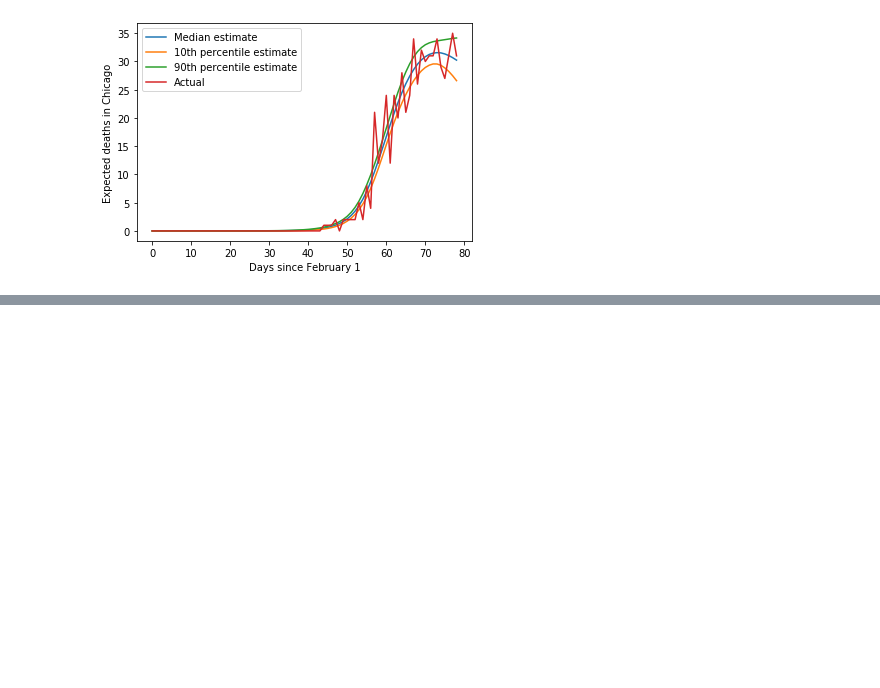
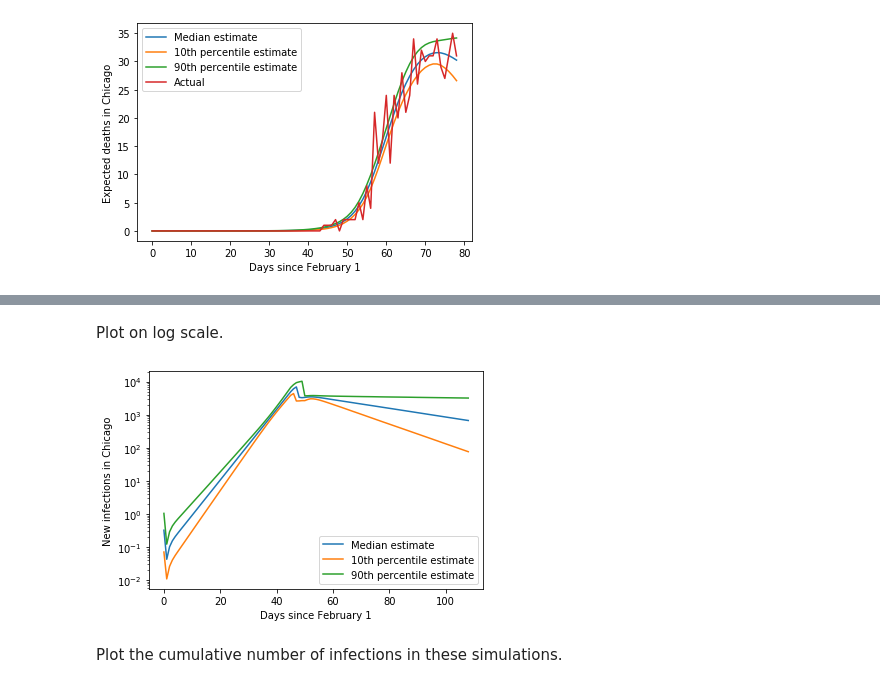
Before and after one commit to Inoueian/covid_19, a Jupyter notebook: notebooks/change_point_model.ipynb, the cells around one changed output, grey strips where cells are left out. Saved outputs shown, nothing was run; the diff lists cells and outputs as text; code cells hidden in the pictures; blank space fills up the shorter version.

```diff
--- a/notebooks/change_point_model.ipynb
+++ b/notebooks/change_point_model.ipynb
@@ -325,0 +346,15 @@ plt.show()
+# %% [markdown]
+Plot on log scale.
+# %%
+plt.plot(x_30, y_median_30, label='Median estimate')
+plt.plot(x_30, y_10_30, label='10th percentile estimate')
+plt.plot(x_30, y_90_30, label='90th percentile estimate')
+plt.xlabel('Days since February 1')
+plt.ylabel(f'New infections in {location}')
+plt.legend()
+plt.yscale('log')
+plt.show()
+# %% [output]
+[figure, added]
+# %% [markdown]
+Plot the cumulative number of infections in these simulations.
```
Also changed, not shown: parts of 11 cells of this notebook.
